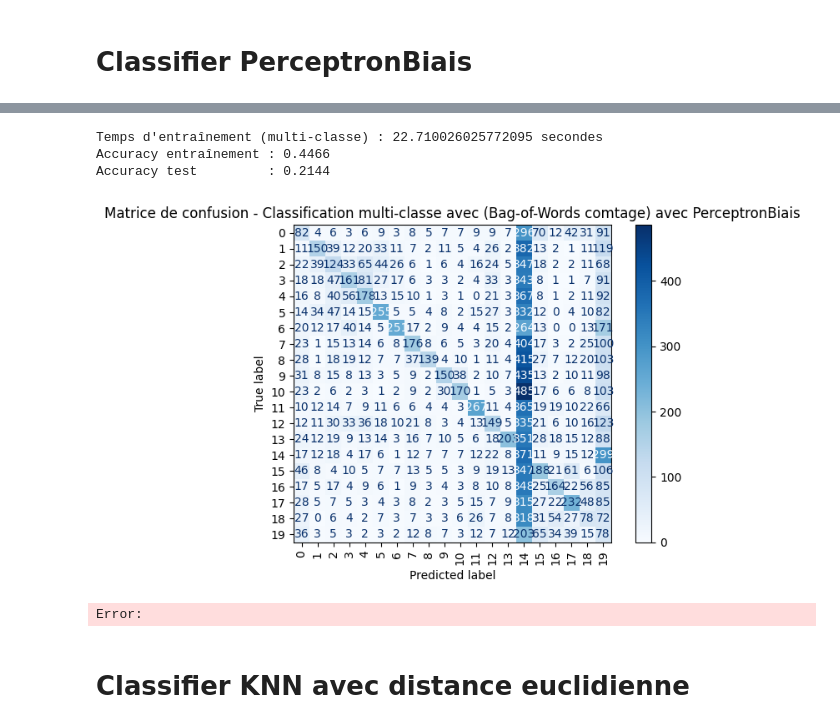
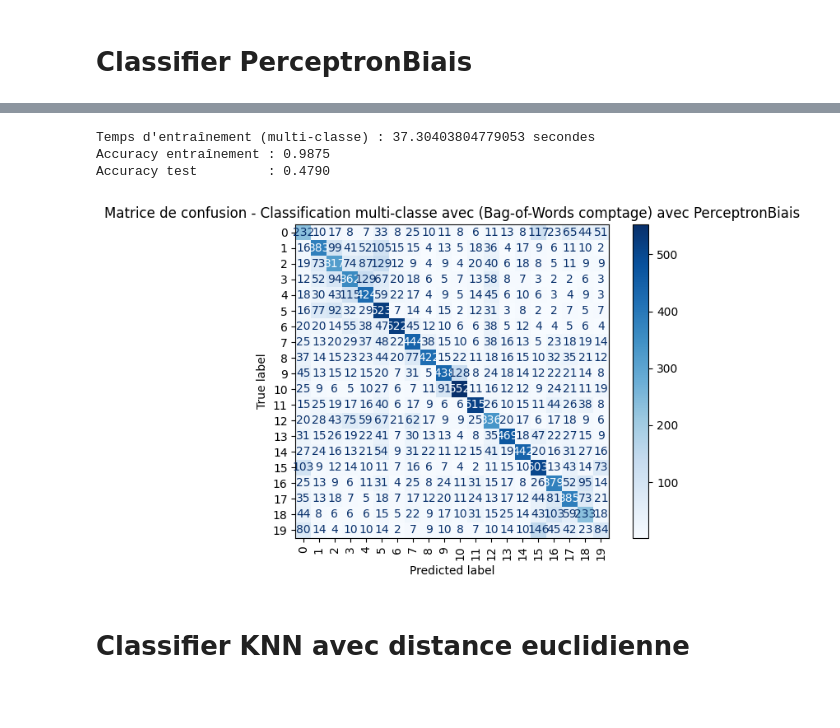
Before and after one commit to Antoine1903/Projets_Sorbonne_Universite, a Jupyter notebook: LU3IN026/miniprojet/projet-Zhang_Lecomte.ipynb, the cells around one changed output, grey strips where cells are left out. Cells and saved outputs as stored; diff of their text form; code cells hidden in the pictures; blank space fills up the shorter version.

```diff
--- a/LU3IN026/miniprojet/projet-Zhang_Lecomte.ipynb
+++ b/LU3IN026/miniprojet/projet-Zhang_Lecomte.ipynb
@@ -1893,7 +1893,7 @@ Accuracy test         : 0.4615
 [figure]
 # %%
 # =================================================================
-# Classification multi-classe avec (Bag-of-Words comtage) avec PerceptronBiais - Version 2
+# Classification multi-classe avec (Bag-of-Words comptage) avec PerceptronBiais - Version 2
 # =================================================================
 
 # ---------------------------
@@ -1918,8 +1918,9 @@ y_test_multi = df_test["target"].values
 X_train_sparse, _ = bag_of_words_sparse_manual(texts_tokenized_train, index_mots, mode=mode_vectorisation)
 X_test_sparse, _ = bag_of_words_sparse_manual(texts_tokenized_test, index_mots, mode=mode_vectorisation)
 
-X_train = X_train_sparse.toarray()
-X_test = X_test_sparse.toarray()
+# Passage en dense + normalisation log(1 + x)
+X_train = np.log1p(X_train_sparse.toarray())
+X_test = np.log1p(X_test_sparse.toarray())
 
 # ---------------------------
 # Entraînement du modèle Multi-classe (OAA)
@@ -1936,39 +1937,38 @@ start = time.time()
 oaa_classifier.train(X_train, y_train_multi)
 end = time.time()
 print("Temps d'entraînement (multi-classe) :", end - start, "secondes")
 
 # ---------------------------
 # Prédictions
 # ---------------------------
 
 y_train_pred = np.array([oaa_classifier.predict(x) for x in X_train])
 y_test_pred = np.array([oaa_classifier.predict(x) for x in X_test])
 
 # ---------------------------
 # Évaluation des performances
 # ---------------------------
 
 # Accuracy globale
 acc_train = accuracy_score(y_train_multi, y_train_pred)
 acc_test = accuracy_score(y_test_multi, y_test_pred)
 
 print(f"Accuracy entraînement : {acc_train:.4f}")
 print(f"Accuracy test         : {acc_test:.4f}")
 
 # Matrice de confusion
 cm = confusion_matrix(y_test_multi, y_test_pred)
 disp = ConfusionMatrixDisplay(confusion_matrix=cm)
 disp.plot(cmap="Blues", xticks_rotation=90)
-plt.title("Matrice de confusion - Classification multi-classe avec (Bag-of-Words comtage) avec PerceptronBiais")
+plt.title("Matrice de confusion - Classification multi-classe avec (Bag-of-Words comptage) avec PerceptronBiais")
 plt.grid(False)
 plt.tight_layout()
 plt.show()
 # %% [output]
-Temps d'entraînement (multi-classe) : 22.710026025772095 secondes
-Accuracy entraînement : 0.4466
-Accuracy test         : 0.2144
+Temps d'entraînement (multi-classe) : 37.30403804779053 secondes
+Accuracy entraînement : 0.9875
+Accuracy test         : 0.4790
-[figure, old version]
+[figure, new version]
-Error:
 # %%
 # =================================================================
 # Classification multi-classe avec (Bag-of-Words frequence) avec PerceptronBiais - Version 3
```
Also changed, not shown: parts of 34 cells of this notebook.
